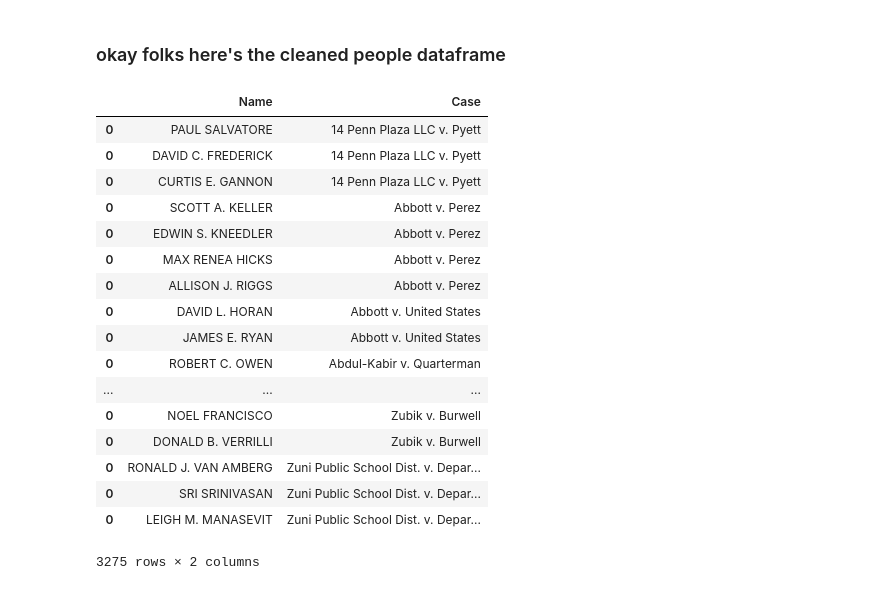
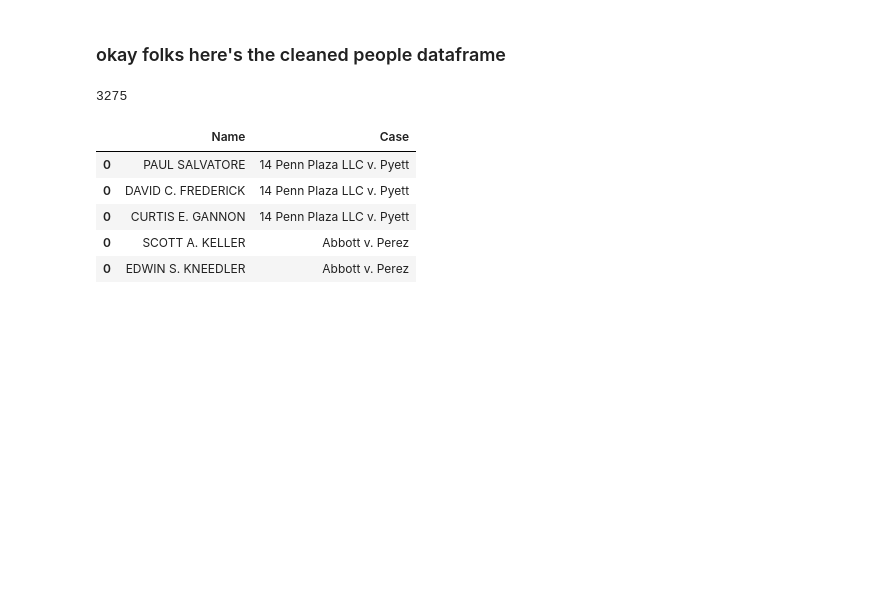
Before and after one commit to pratibha99/supreme-court-transcripts, a Jupyter notebook: Dataframes.ipynb, the cells around one changed output. Saved outputs shown, nothing was run; the diff lists cells and outputs as text; code cells hidden in the pictures; blank space fills up the shorter version.

```diff
--- a/Dataframes.ipynb
+++ b/Dataframes.ipynb
@@ -211,25 +213,17 @@ for i in range(1302):
         if "JUSTICE" in j:
             continue
         people_df = people_df.append(pd.DataFrame({'Name':[j],'Case':[title]}))
+# %%
+len(people_df)
+# %% [output]
+3275
 # %%
-people_df
+people_df.head()
 # %% [output]
 |  | Name | Case |
 | 0 | PAUL SALVATORE | 14 Penn Plaza LLC v. Pyett |
 | 0 | DAVID C. FREDERICK | 14 Penn Plaza LLC v. Pyett |
 | 0 | CURTIS E. GANNON | 14 Penn Plaza LLC v. Pyett |
 | 0 | SCOTT A. KELLER | Abbott v. Perez |
 | 0 | EDWIN S. KNEEDLER | Abbott v. Perez |
-| 0 | MAX RENEA HICKS | Abbott v. Perez |
-| 0 | ALLISON J. RIGGS | Abbott v. Perez |
-| 0 | DAVID L. HORAN | Abbott v. United States |
-| 0 | JAMES E. RYAN | Abbott v. United States |
-| 0 | ROBERT C. OWEN | Abdul-Kabir v. Quarterman |
-| ... | ... | ... |
-| 0 | NOEL FRANCISCO | Zubik v. Burwell |
-| 0 | DONALD B. VERRILLI | Zubik v. Burwell |
-| 0 | RONALD J. VAN AMBERG | Zuni Public School Dist. v. Depar... |
-| 0 | SRI SRINIVASAN | Zuni Public School Dist. v. Depar... |
-| 0 | LEIGH M. MANASEVIT | Zuni Public School Dist. v. Depar... |
-3275 rows × 2 columns
 # %%
```
Also changed, not shown: parts of 7 cells of this notebook, 1 other file.
